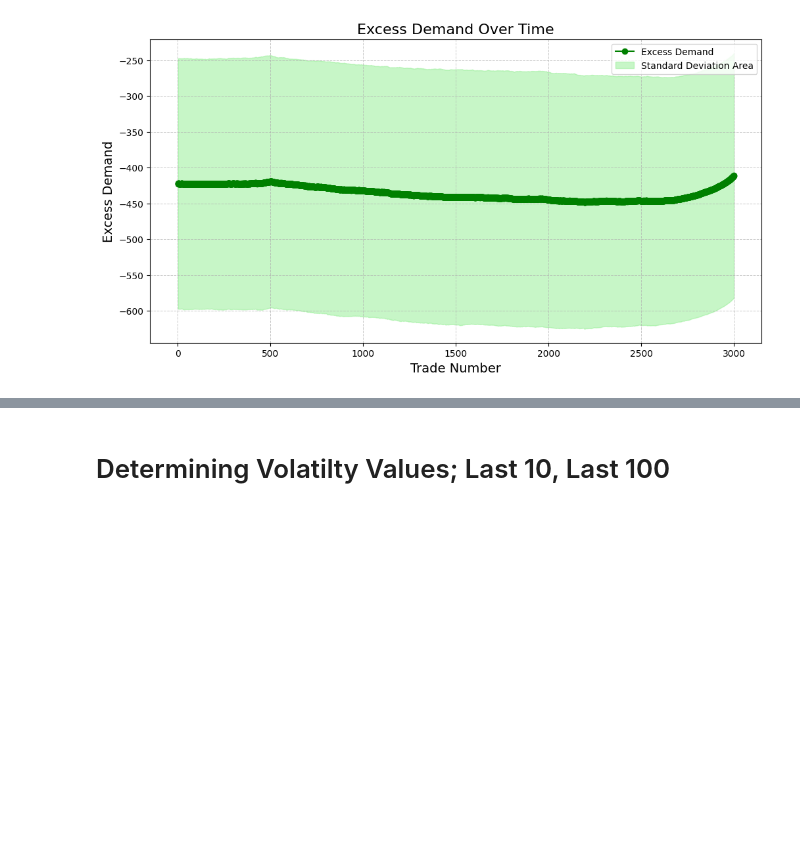
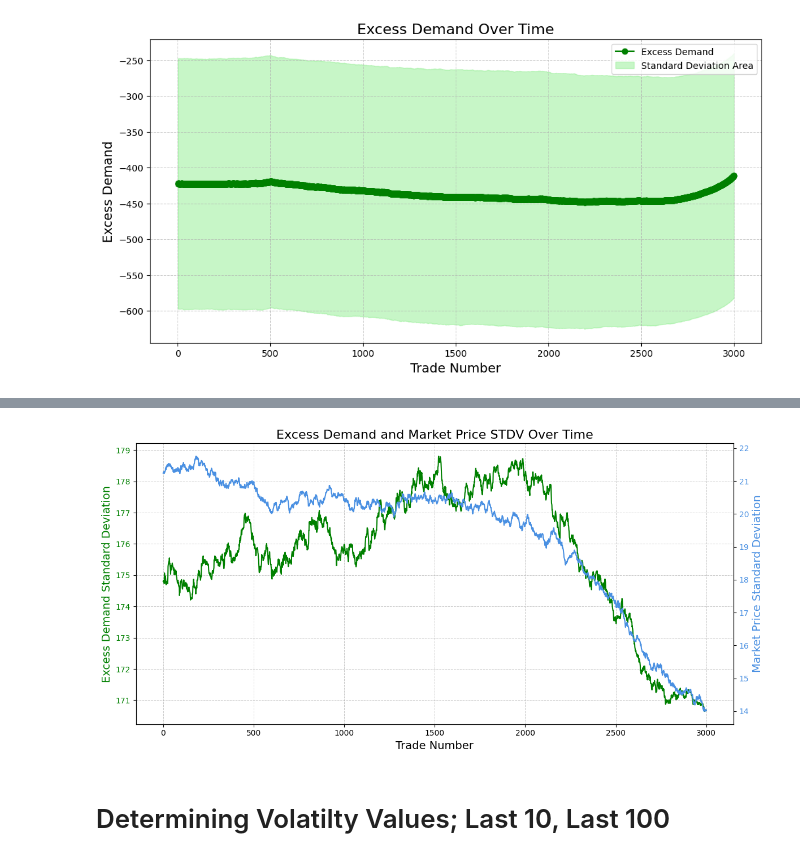
Before and after one commit to richardeli/Thesis, a Jupyter notebook: Data Analysis - Only Used Figures/Last_3000.ipynb, the cells around one changed output, grey strips where cells are left out. Cells and saved outputs as stored; diff of their text form; code cells hidden in the pictures; blank space fills up the shorter version.

```diff
--- a/Data Analysis - Only Used Figures/Last_3000.ipynb
+++ b/Data Analysis - Only Used Figures/Last_3000.ipynb
@@ -181,3 +229,31 @@ plt.show()
+# %%
+fig, ax1 = plt.subplots(figsize=(12, 6))
+
+# Plot Excess Demand on the first y-axis
+ax1.plot(
+    trade_number, excess_demand_std,
+    linestyle='-', color='g', label='Excess Demand'
+)
+ax1.set_xlabel('Trade Number', fontsize=14)
+ax1.set_ylabel('Excess Demand Standard Deviation', fontsize=14, color='g')
+ax1.tick_params(axis='y', labelcolor='g')
+ax1.grid(True, which='both', linestyle='--', linewidth=0.7, alpha=0.7)
+
+# Create the second y-axis for Market Price STDV
+ax2 = ax1.twinx()  # Instantiate a second y-axis sharing the same x-axis
+ax2.plot(
+    trade_number, market_price_std,
+    linestyle='-', color='#4A90E2', label='Market Price STDV'
+)
+ax2.set_ylabel('Market Price Standard Deviation', fontsize=14, color='#4A90E2')
+ax2.tick_params(axis='y', labelcolor='#4A90E2')
+
+# Add a title and show the plot
+plt.title('Excess Demand and Market Price STDV Over Time', fontsize=16)
+fig.tight_layout()  # Adjust layout to prevent overlap
+plt.show()
+# %% [output]
+[figure, added]
 # %% [markdown]
 # Determining Volatilty Values; Last 10, Last 100
 # %%
```
Also changed, not shown: parts of 8 cells of this notebook, 1 other file.
